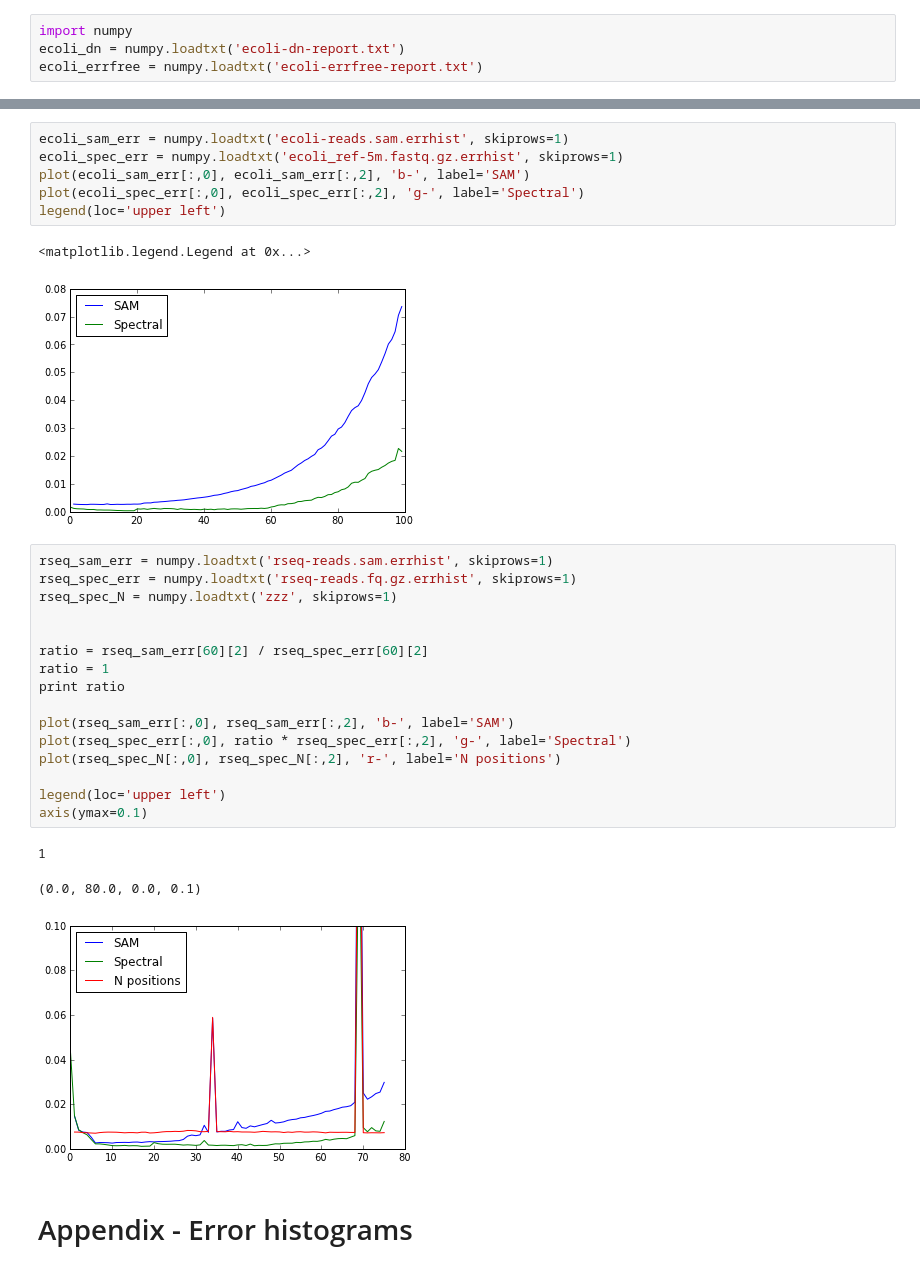
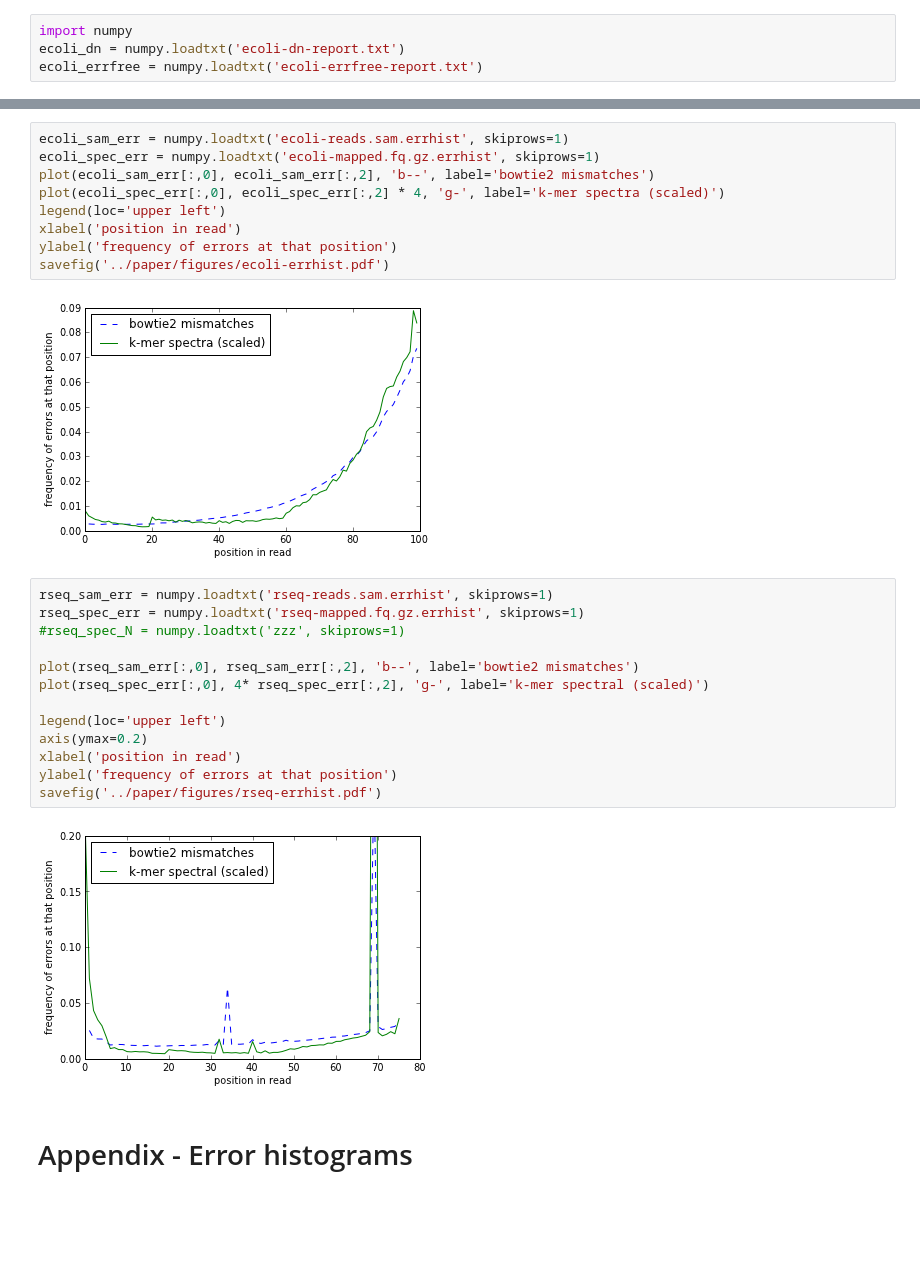
Before and after one commit to ctb/2014-streaming, a Jupyter notebook: pipeline/figures.ipynb, the cells around one changed output, grey strips where cells are left out. Saved outputs shown, nothing was run; the diff lists cells and outputs as text; blank space fills up the shorter version.

```diff
--- a/pipeline/figures.ipynb
+++ b/pipeline/figures.ipynb
@@ -42,32 +43,29 @@ ecoli_ref-5m.fastq.gz.errhist         simple-genome-reads-even.sam.errhist
 # %%
 ecoli_sam_err = numpy.loadtxt('ecoli-reads.sam.errhist', skiprows=1)
-ecoli_spec_err = numpy.loadtxt('ecoli_ref-5m.fastq.gz.errhist', skiprows=1)
-plot(ecoli_sam_err[:,0], ecoli_sam_err[:,2], 'b-', label='SAM')
-plot(ecoli_spec_err[:,0], ecoli_spec_err[:,2], 'g-', label='Spectral')
+ecoli_spec_err = numpy.loadtxt('ecoli-mapped.fq.gz.errhist', skiprows=1)
+plot(ecoli_sam_err[:,0], ecoli_sam_err[:,2], 'b--', label='bowtie2 mismatches')
+plot(ecoli_spec_err[:,0], ecoli_spec_err[:,2] * 4, 'g-', label='k-mer spectra (scaled)')
 legend(loc='upper left')
+xlabel('position in read')
+ylabel('frequency of errors at that position')
+savefig('../paper/figures/ecoli-errhist.pdf')
 # %% [output]
-<matplotlib.legend.Legend at 0x...>
-[figure, old version]
+[figure, new version]
 # %%
 rseq_sam_err = numpy.loadtxt('rseq-reads.sam.errhist', skiprows=1)
-rseq_spec_err = numpy.loadtxt('rseq-reads.fq.gz.errhist', skiprows=1)
-rseq_spec_N = numpy.loadtxt('zzz', skiprows=1)
+rseq_spec_err = numpy.loadtxt('rseq-mapped.fq.gz.errhist', skiprows=1)
+#rseq_spec_N = numpy.loadtxt('zzz', skiprows=1)
 
-
-ratio = rseq_sam_err[60][2] / rseq_spec_err[60][2]
-ratio = 1
-print ratio
-
-plot(rseq_sam_err[:,0], rseq_sam_err[:,2], 'b-', label='SAM')
-plot(rseq_spec_err[:,0], ratio * rseq_spec_err[:,2], 'g-', label='Spectral')
-plot(rseq_spec_N[:,0], rseq_spec_N[:,2], 'r-', label='N positions')
+plot(rseq_sam_err[:,0], rseq_sam_err[:,2], 'b--', label='bowtie2 mismatches')
+plot(rseq_spec_err[:,0], 4* rseq_spec_err[:,2], 'g-', label='k-mer spectral (scaled)')
 
 legend(loc='upper left')
-axis(ymax=0.1)
+axis(ymax=0.2)
+xlabel('position in read')
+ylabel('frequency of errors at that position')
+savefig('../paper/figures/rseq-errhist.pdf')
 # %% [output]
-1
-(0.0, 80.0, 0.0, 0.1)
-[figure, old version]
+[figure, new version]
 # %% [markdown]
 # Appendix - Error histograms
 # %%
```
Also changed, not shown: parts of 7 cells of this notebook, 8 other files.
